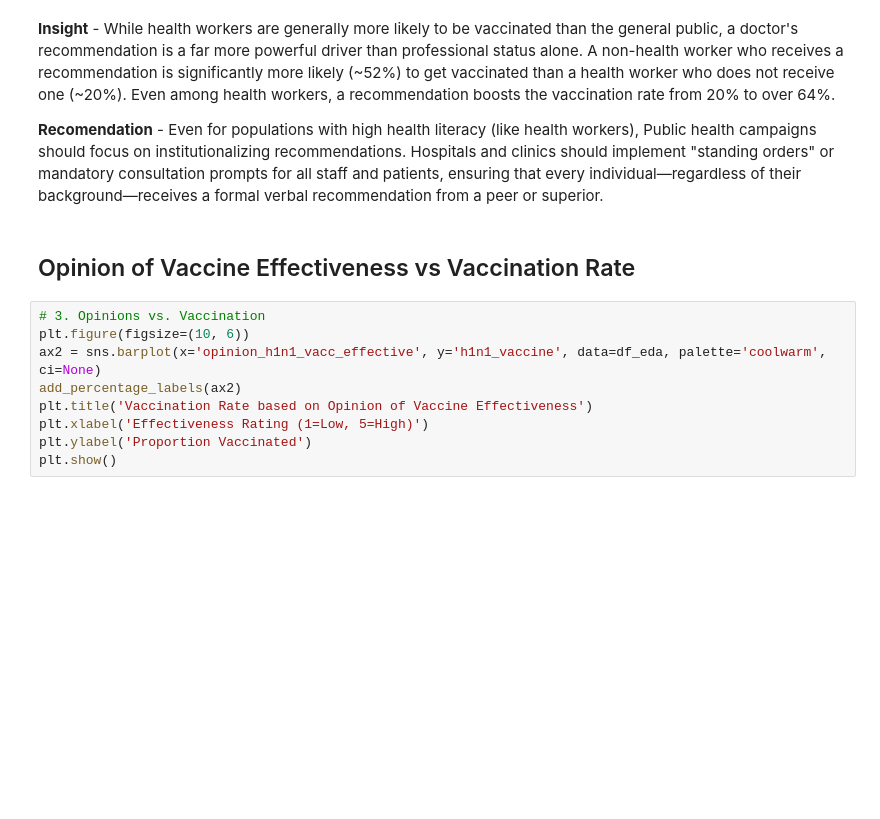
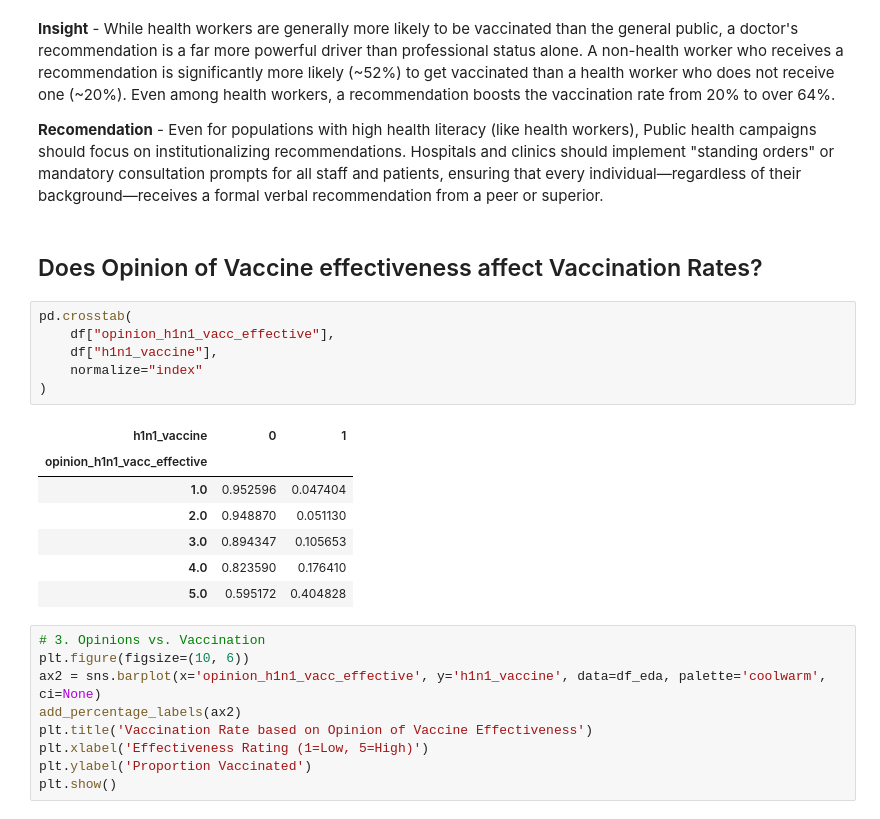
Before and after one commit to vkones/Project-3-Machine-Learning, a Jupyter notebook: index.ipynb, the cells around one changed output. Cells and saved outputs as stored; diff of their text form; blank space fills up the shorter version.

```diff
--- a/index.ipynb
+++ b/index.ipynb
@@ -219,7 +221,21 @@ The `ci` parameter is deprecated. Use `errorbar=None` for the same effect.
 
 **Recomendation** - Even for populations with high health literacy (like health workers), Public health campaigns should focus on institutionalizing recommendations. Hospitals and clinics should implement "standing orders" or mandatory consultation prompts for all staff and patients, ensuring that every individual—regardless of their background—receives a formal verbal recommendation from a peer or superior.
 # %% [markdown]
-## Opinion of Vaccine Effectiveness vs Vaccination Rate
+## Does Opinion of Vaccine effectiveness affect Vaccination Rates?
+# %%
+pd.crosstab(
+    df["opinion_h1n1_vacc_effective"],
+    df["h1n1_vaccine"],
+    normalize="index"
+)
+# %% [output]
+| h1n1_vaccine | 0 | 1 |
+| opinion_h1n1_vacc_effective |  |  |
+| 1.0 | 0.952596 | 0.047404 |
+| 2.0 | 0.948870 | 0.051130 |
+| 3.0 | 0.894347 | 0.105653 |
+| 4.0 | 0.823590 | 0.176410 |
+| 5.0 | 0.595172 | 0.404828 |
 # %%
 # 3. Opinions vs. Vaccination
 plt.figure(figsize=(10, 6))
```
Also changed, not shown: parts of 15 cells of this notebook.
